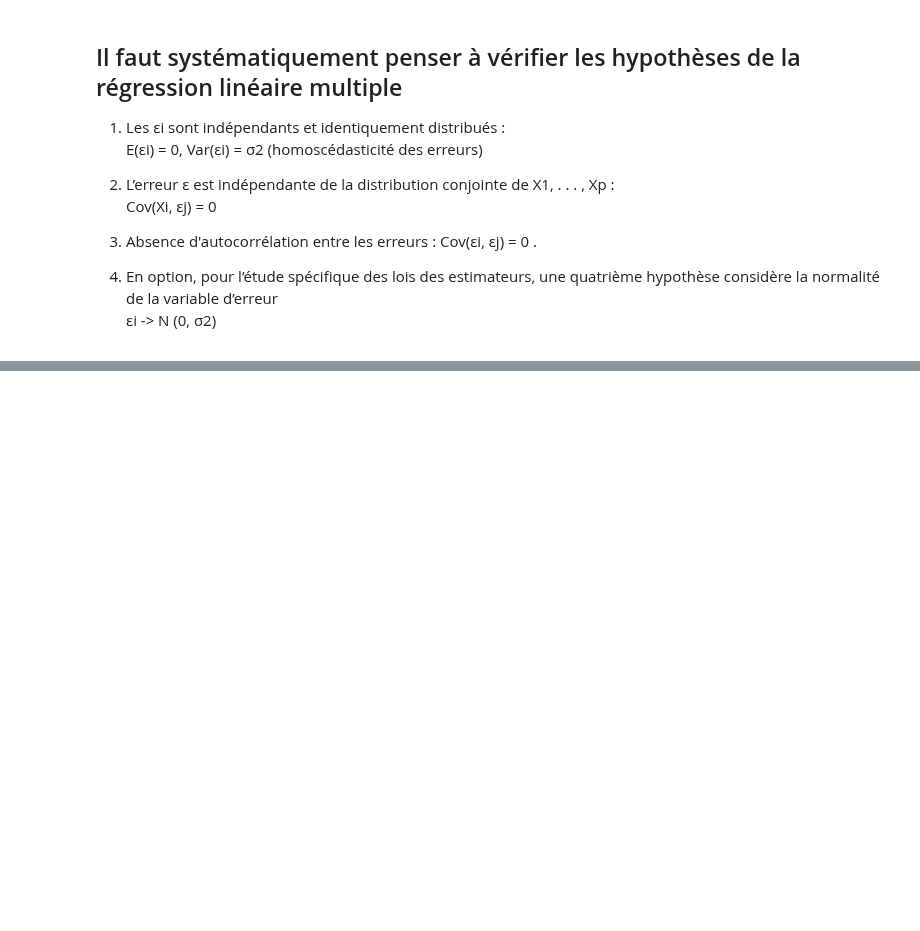
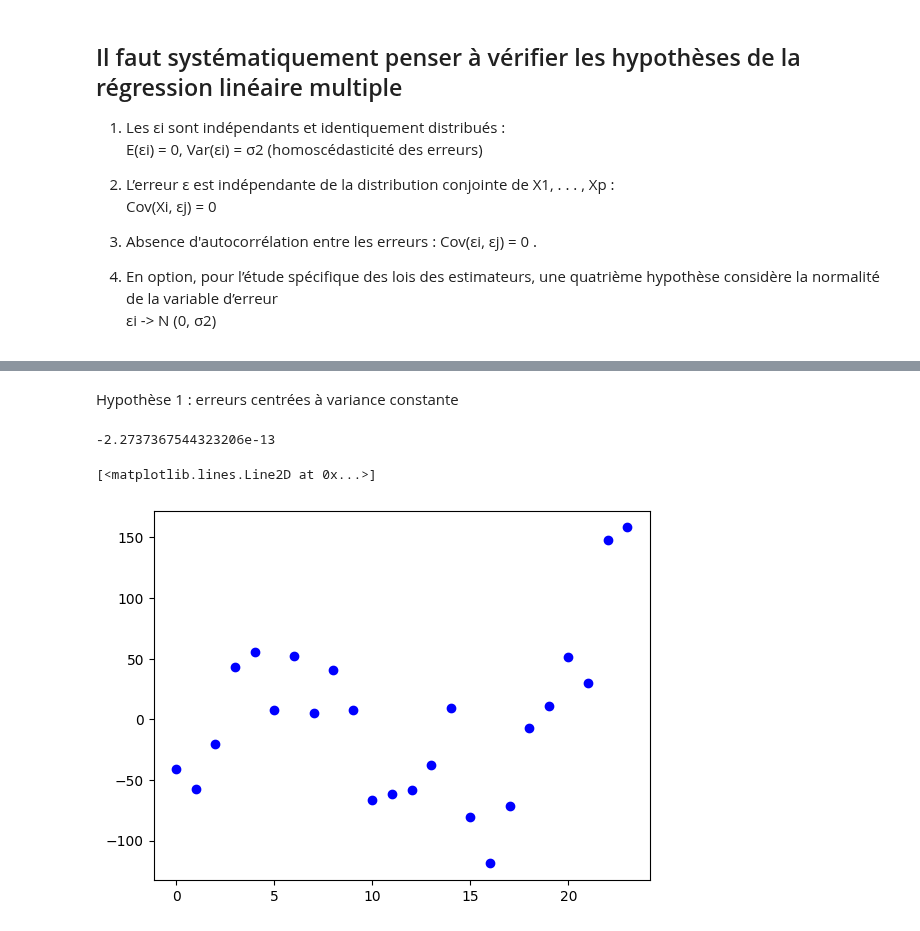
Before and after one commit to Ab2nour/customer-base-analysis, a Jupyter notebook: expose-regression.ipynb, the cells around one changed output, grey strips where cells are left out. Saved outputs shown, nothing was run; the diff lists cells and outputs as text; code cells hidden in the pictures; blank space fills up the shorter version.

```diff
--- a/expose-regression.ipynb
+++ b/expose-regression.ipynb
@@ -122,3 +124,6 @@ Cov(Xi, εj) = 0
 4. En option, pour l’étude spécifique des lois des estimateurs, une quatrième
 hypothèse considère la normalité de la variable d’erreur
 εi -> N (0, σ2)
+# %%
+errors = predictions - df['index_price']
+print(errors)
@@ -124,0 +148,12 @@ hypothèse considère la normalité de la variable d’erreur
+# %% [markdown]
+Hypothèse 1 : erreurs centrées à variance constante
+# %%
+import statistics
+print(statistics.mean(errors))
+# %% [output]
+-2.2737367544323206e-13
+# %%
+plt.plot(errors, "bo")
+# %% [output]
+[<matplotlib.lines.Line2D at 0x...>]
+[figure, added]
```
Also changed, not shown: parts of 14 cells of this notebook.
